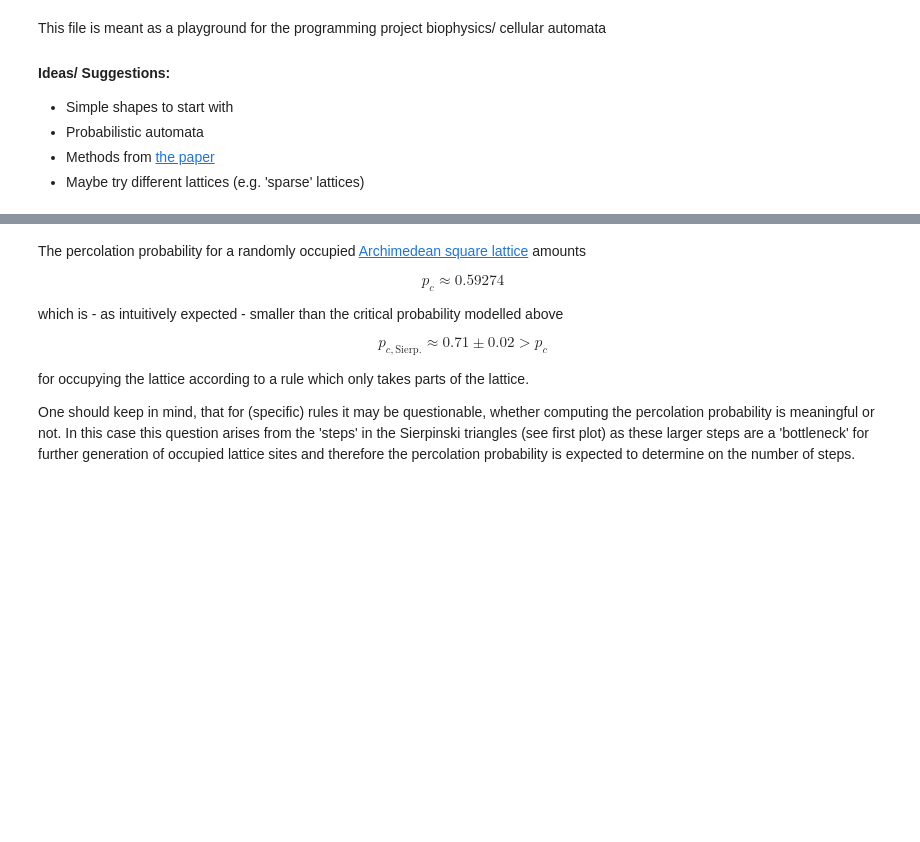
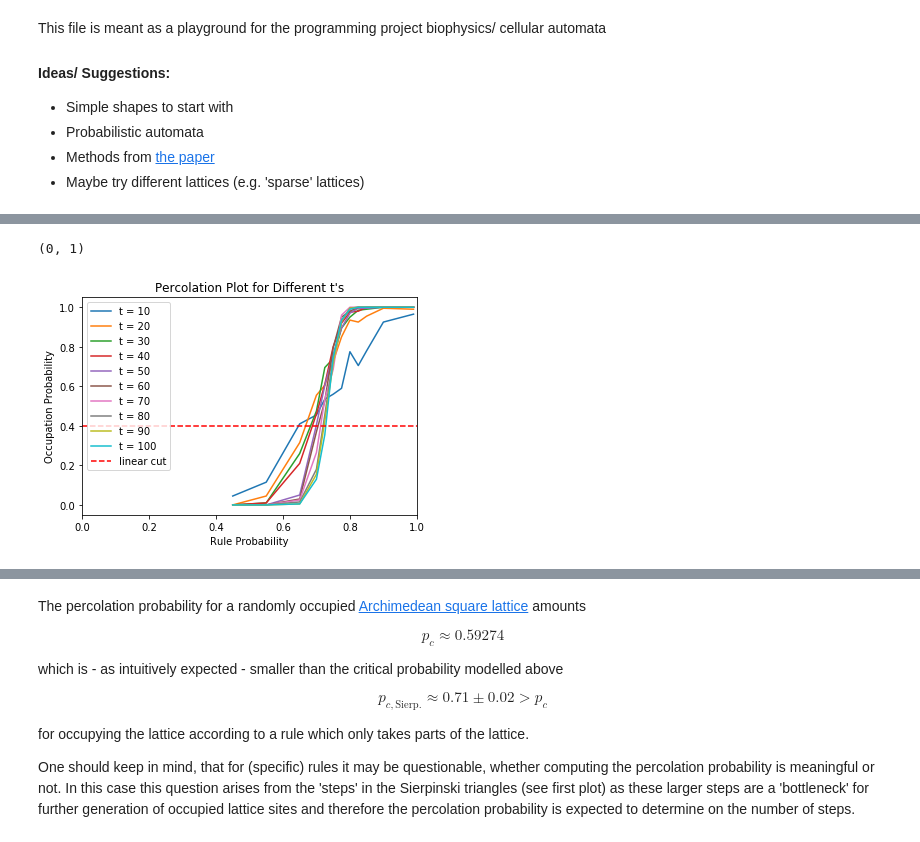
Before and after one commit to hs42/biophysics, a Jupyter notebook: playground.ipynb, the cells around one changed output, grey strips where cells are left out. Drawn from its saved outputs; the diff is of its cells as text; code cells hidden in the pictures; blank space fills up the shorter version.

```diff
--- a/playground.ipynb
+++ b/playground.ipynb
@@ -99,0 +130,16 @@ for k in range(len(p)):
+# %%
+# Percolation plot I
+for i in range(length):
+    plt.plot(p,normCounts[i][0], label="t = {}".format(T[i]))
+
+# plt p_cutoff
+plt.plot([0,1],[p_cutoff, p_cutoff], label="linear cut", color="r", linestyle="dashed")
+
+plt.title("Percolation Plot for Different t's")
+plt.xlabel("Rule Probability")
+plt.ylabel("Occupation Probability")
+plt.legend()
+plt.xlim([0,1])
+# %% [output]
+(0, 1)
+[figure, added]
```
Also changed, not shown: parts of 17 cells of this notebook, 1 other file.
